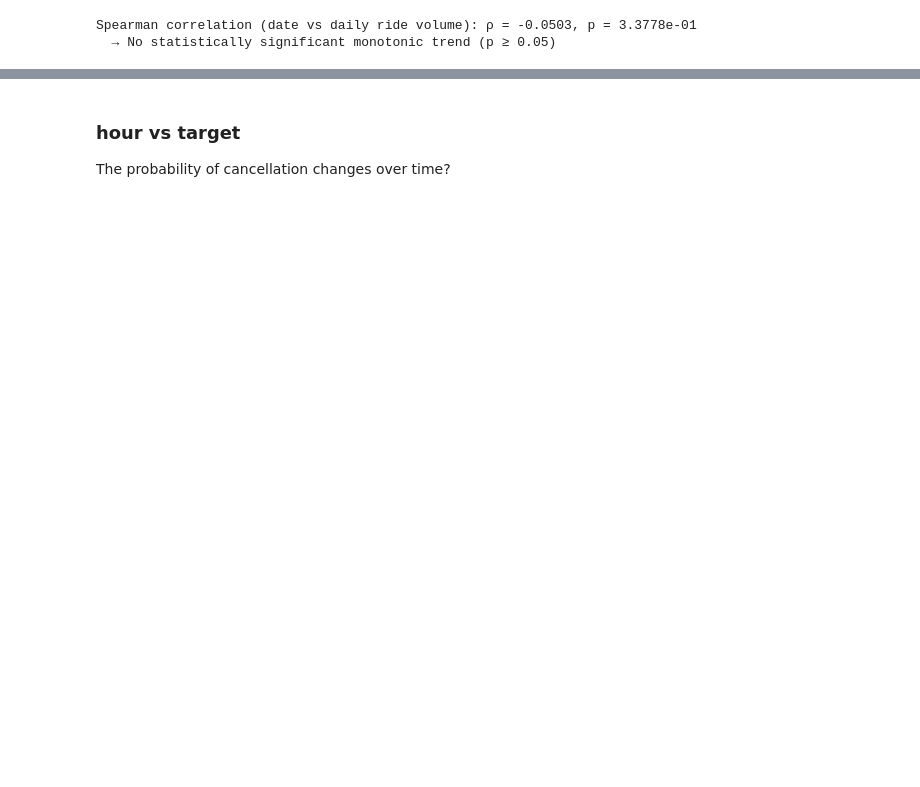
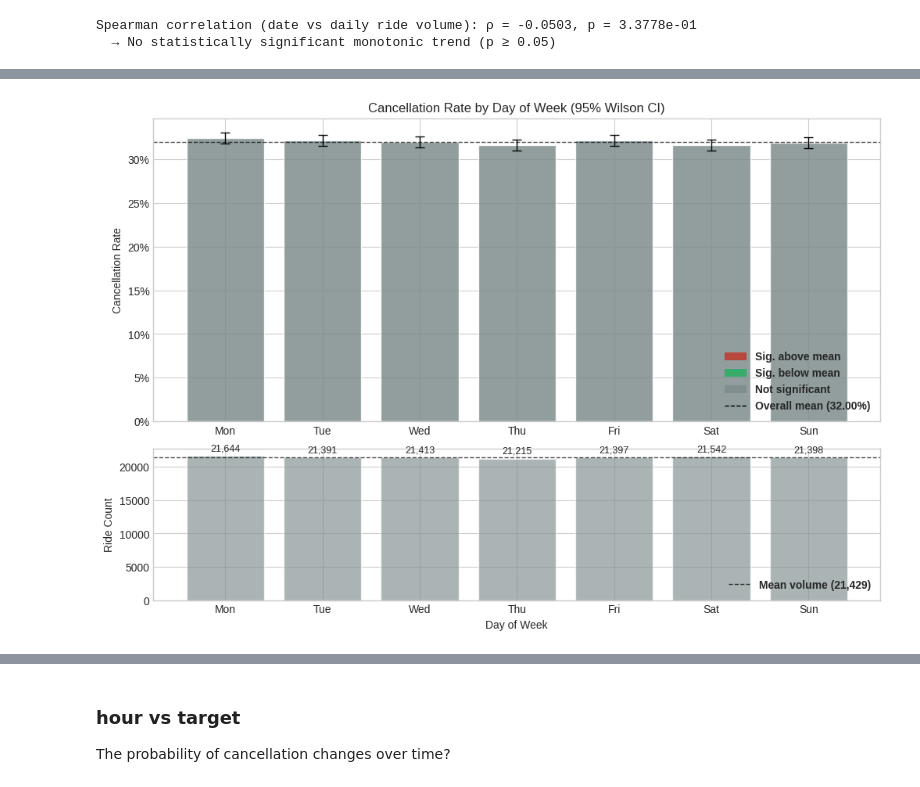
Before and after one commit to amaldu/uber-ride-cancellation-prediction, a Jupyter notebook: uber-analysis/notebooks/05_bivar_eda.ipynb, the cells around one changed output, grey strips where cells are left out. Saved outputs shown, nothing was run; the diff lists cells and outputs as text; code cells hidden in the pictures; blank space fills up the shorter version.

```diff
--- a/uber-analysis/notebooks/05_bivar_eda.ipynb
+++ b/uber-analysis/notebooks/05_bivar_eda.ipynb
@@ -185,0 +177,11 @@ The raw date feature is unlikely to add predictive power on its own.
+# %%
+df["date"] = pd.to_datetime(df["date"])
+
+df["weekday"] = df["date"].dt.dayofweek
+df["month"] = df["date"].dt.month
+df["day_of_month"] = df["date"].dt.day
+df["week_of_year"] = df["date"].dt.isocalendar().week.astype(int)
+df["quarter"] = df["date"].dt.quarter
+
+print(f"DataFrame shape: {df.shape}")
+df[["date", "weekday", "month", "day_of_month", "week_of_year", "quarter"]].head(10)
@@ -185,0 +211,81 @@ The raw date feature is unlikely to add predictive power on its own.
+# %%
+overall_rate = df["is_cancelled"].mean()
+print(f"Overall cancellation rate: {overall_rate:.4f} ({overall_rate:.2%})\n")
+
+day_labels = ["Mon", "Tue", "Wed", "Thu", "Fri", "Sat", "Sun"]
+
+wd = df.groupby("weekday")["is_cancelled"].agg(["sum", "count"]).reset_index()
+wd.columns = ["weekday", "cancelled", "total"]
+wd["not_cancelled"] = wd["total"] - wd["cancelled"]
+wd["cancel_rate"] = wd["cancelled"] / wd["total"]
+
+z = 1.96
+n = wd["total"]; p_hat = wd["cancel_rate"]
+denom = 1 + z**2 / n
+centre = (p_hat + z**2 / (2 * n)) / denom
+margin = (z / denom) * np.sqrt(p_hat * (1 - p_hat) / n + z**2 / (4 * n**2))
+wd["ci_lo"] = centre - margin
+wd["ci_hi"] = centre + margin
+
+wd["sig"] = np.where(
+    wd["ci_hi"] < overall_rate, "below",
+    np.where(wd["ci_lo"] > overall_rate, "above", "overlap"))
+color_map = {"above": "#c0392b", "below": "#27ae60", "overlap": "#7f8c8d"}
+
+fig, (ax_rate, ax_vol) = plt.subplots(
+    2, 1, figsize=(12, 8), gridspec_kw={"height_ratios": [2, 1], "hspace": 0.12})
+
+x = np.arange(7)
+ax_rate.bar(x, wd["cancel_rate"],
+            color=[color_map[s] for s in wd["sig"]],
+            edgecolor="white", alpha=0.85)
+ax_rate.errorbar(x, wd["cancel_rate"],
+                 yerr=[wd["cancel_rate"] - wd["ci_lo"],
+                       wd["ci_hi"] - wd["cancel_rate"]],
+                 fmt="none", ecolor="black", capsize=4, linewidth=1)
+ax_rate.axhline(overall_rate, color="black", ls="--", lw=1, alpha=0.7,
+                label=f"Overall mean ({overall_rate:.2%})")
+ax_rate.set_ylabel("Cancellation Rate")
+ax_rate.set_title("Cancellation Rate by Day of Week (95% Wilson CI)")
+ax_rate.set_xticks(x); ax_rate.set_xticklabels(day_labels)
+ax_rate.yaxis.set_major_formatter(plt.FuncFormatter(lambda y, _: f"{y:.0%}"))
+
+legend_handles = [
+    Patch(facecolor="#c0392b", alpha=0.85, label="Sig. above mean"),
+    Patch(facecolor="#27ae60", alpha=0.85, label="Sig. below mean"),
+    Patch(facecolor="#7f8c8d", alpha=0.85, label="Not significant"),
+    plt.Line2D([], [], color="black", ls="--", lw=1, label=f"Overall mean ({overall_rate:.2%})")
+]
+ax_rate.legend(handles=legend_handles, loc="lower right", fontsize=9,
+               prop={"weight": "bold"})
+
+ax_vol.bar(x, wd["total"], color=[color_map[s] for s in wd["sig"]],
+           edgecolor="white", alpha=0.65)
+ax_vol.axhline(wd["total"].mean(), color="black", ls="--", lw=1, alpha=0.7,
+               label=f"Mean volume ({wd['total'].mean():,.0f})")
+ax_vol.set_ylabel("Ride Count")
+ax_vol.set_xlabel("Day of Week")
+ax_vol.set_xticks(x); ax_vol.set_xticklabels(day_labels)
+ax_vol.legend(loc="lower right", fontsize=9, prop={"weight": "bold"})
+
+for row in wd.itertuples():
+    ax_vol.text(row.Index, row.total + wd["total"].max() * 0.02,
+                f"{row.total:,}", ha="center", va="bottom", fontsize=9)
+
+plt.tight_layout()
+plt.show()
+
+# ── Statistical tests ────────────────────────────────────────────────────────
+ct_wd = pd.crosstab(df["weekday"], df["is_cancelled"])
+chi2_wd, p_wd, dof_wd, exp_wd = chi2_contingency(ct_wd)
+v_wd = cramers_v(df["weekday"], df["is_cancelled"])
+
+std_res_wd = (ct_wd.values - exp_wd) / np.sqrt(exp_wd)
+std_res_wd_df = pd.DataFrame(std_res_wd, index=day_labels,
+                              columns=["Not Cancelled", "Cancelled"])
+
+print(f"\nChi-square: χ² = {chi2_wd:.2f}, dof = {dof_wd}, p = {p_wd:.4e}")
+print(f"Cramér's V = {v_wd:.4f}")
+print("\nStandardized residuals (|value| > 2 → noteworthy):")
+display(std_res_wd_df)
+# %% [output]
@@ -185,0 +293 @@ The raw date feature is unlikely to add predictive power on its own.
+[figure, added]
```
Also changed, not shown: parts of 32 cells of this notebook.
